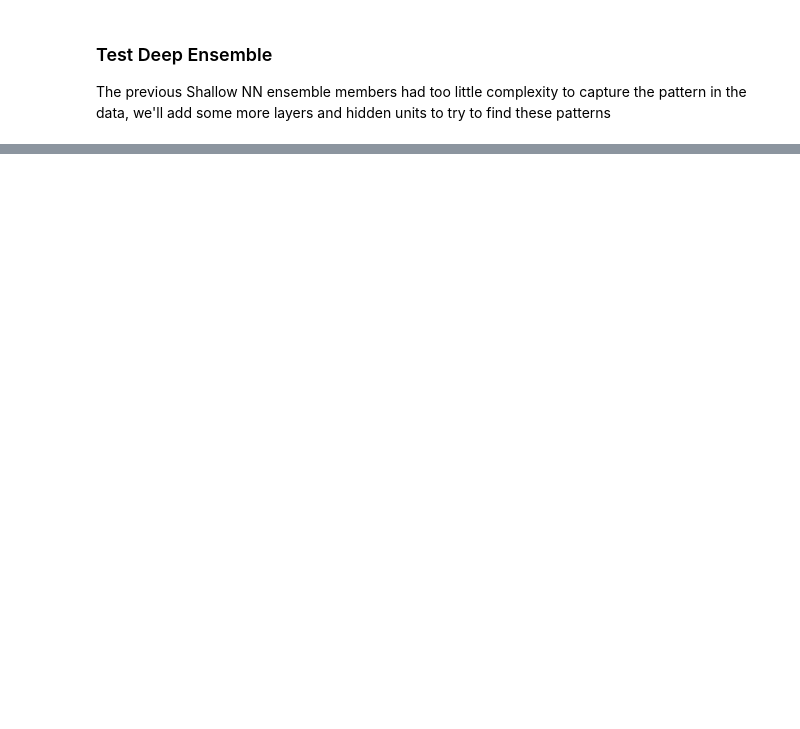
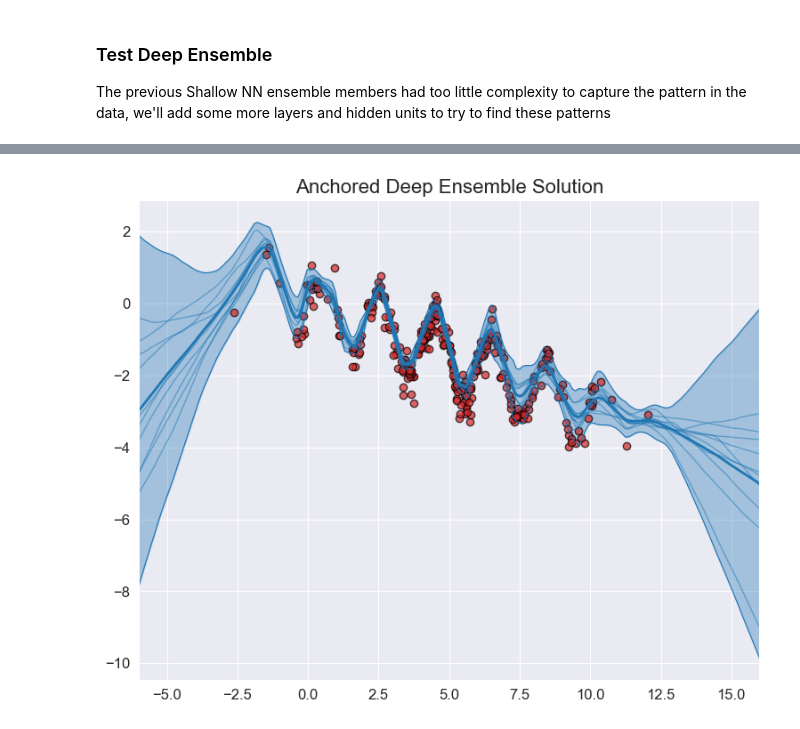
Before and after one commit to Gabriel-Arteaga/AnchoredBatchEnsemble, a Jupyter notebook: notebooks/Deep_Ensemble_Wiggle_Toydata.ipynb, the cells around one changed output, grey strips where cells are left out. Saved outputs shown, nothing was run; the diff lists cells and outputs as text; code cells hidden in the pictures; blank space fills up the shorter version.

```diff
--- a/notebooks/Deep_Ensemble_Wiggle_Toydata.ipynb
+++ b/notebooks/Deep_Ensemble_Wiggle_Toydata.ipynb
@@ -400,0 +384,17 @@ plot_predictive(X,y, trajectories, z.squeeze(), title="Deep Ensemble Solution")
+# %%
+M = 10 # Number of ensemble members
+n_hidden = 128 # Hidden units in NN
+# Initiate models
+DeepAnchoredEnsemble = [ModifiedDeepNN(input_shape=1,hidden_units=n_hidden,output_shape=1) for i in range(M)]
+# %%
+mu = 0
+data_noise = 0.002
+priors = []
+taus = []
+for layer in DeepAnchoredEnsemble[0].layer_stack.modules():
+    # If layer is not activation function, then it has weights
+    if hasattr(layer, 'weight'):
+        priors.append(layer.std)
+        taus.append(data_noise/layer.std)
+print("Priors for the different layers:", priors)
+print("Tau:", taus)
@@ -400,0 +488,14 @@ plot_predictive(X,y, trajectories, z.squeeze(), title="Deep Ensemble Solution")
+# %%
+# Plot code from drbayes github
+z = np.linspace(-6, 16, 200).reshape(-1,1)
+inp = torch.from_numpy(z.astype(np.float32)).to(device)
+
+trajectories = []
+for model in DeepAnchoredEnsemble:
+    out = model(inp).cpu().detach().numpy().T
+    trajectories.append(out)
+trajectories = np.vstack(trajectories)
+
+plot_predictive(data, trajectories, z.squeeze(), title="Anchored Deep Ensemble Solution")
+# %% [output]
+[figure, added]
```
Also changed, not shown: parts of 15 cells of this notebook, 2 other files.
